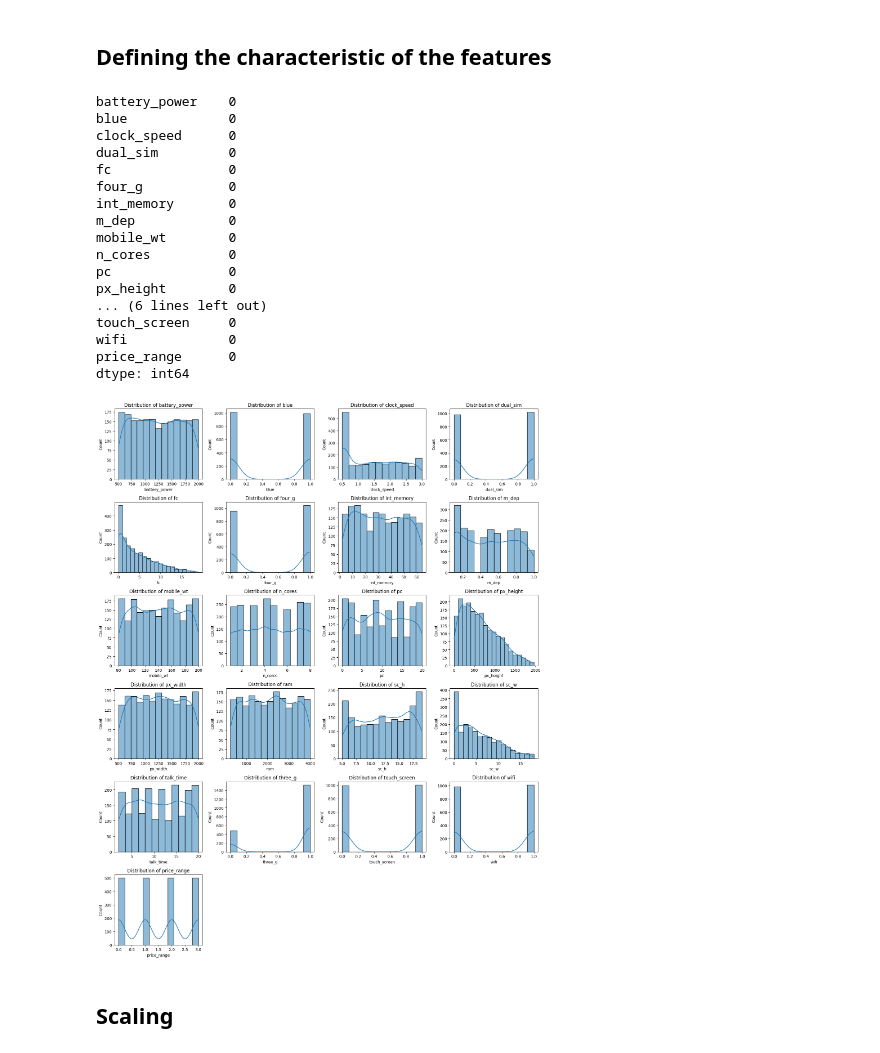
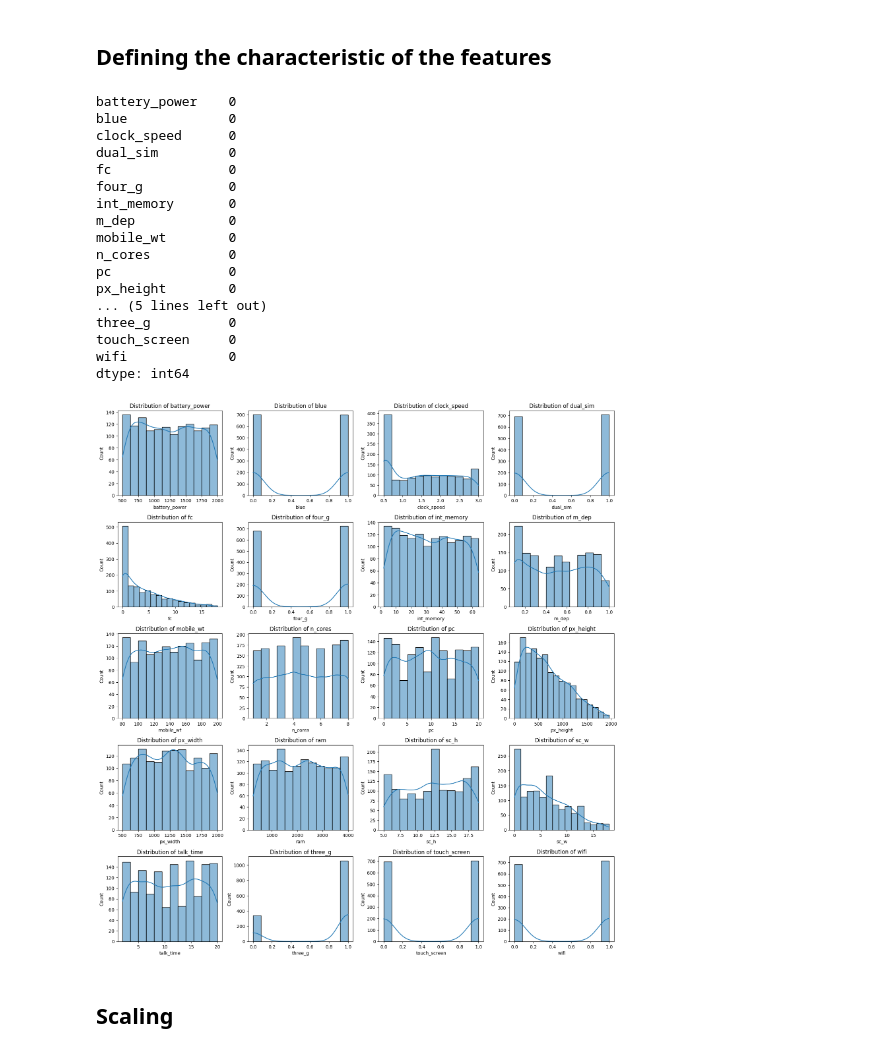
Before and after one commit to Emir515/Business-Intelligence-Assignment-2, a Jupyter notebook: BusinessIntelligence.ipynb, the cells around one changed output. Cells and saved outputs as stored; diff of their text form; code cells hidden in the pictures.

Commit message:
Train test splits added

```diff
--- a/BusinessIntelligence.ipynb
+++ b/BusinessIntelligence.ipynb
@@ -151,0 +156,6 @@ plt.show()
+# %%
+X = df.drop(columns=['price_range'])
+# %%
+y = df['price_range']
+# %%
+X_train, X_test, y_train, y_test = train_test_split(X, y, test_size=0.3, stratify=y, random_state=42)
@@ -152,7 +180,7 @@ plt.show()
 # %% [markdown]
 ## Defining the characteristic of the features
 # %%
-print(df.isnull().sum())
+print(X_train.isnull().sum())
 # %% [output]
 battery_power    0
 blue             0
@@ -166,22 +194,22 @@ mobile_wt        0
 n_cores          0
 pc               0
 px_height        0
-... (6 lines left out)
+... (5 lines left out)
+three_g          0
 touch_screen     0
 wifi             0
-price_range      0
 dtype: int64
 # %%
 plt.figure(figsize=(16, 20))
 
-for i, column in enumerate(df, start=1):
+for i, column in enumerate(X_train, start=1):
     plt.subplot(6, 4, i)
-    sns.histplot(df[column], kde=True)
+    sns.histplot(X_train[column], kde=True)
     plt.title(f"Distribution of {column}")
 plt.tight_layout()
 plt.show()
 # %% [output]
-[figure, old version]
+[figure, new version]
 # %% [markdown]
 ## Scaling
 # %%
```
Also changed, not shown: parts of 13 cells of this notebook.
